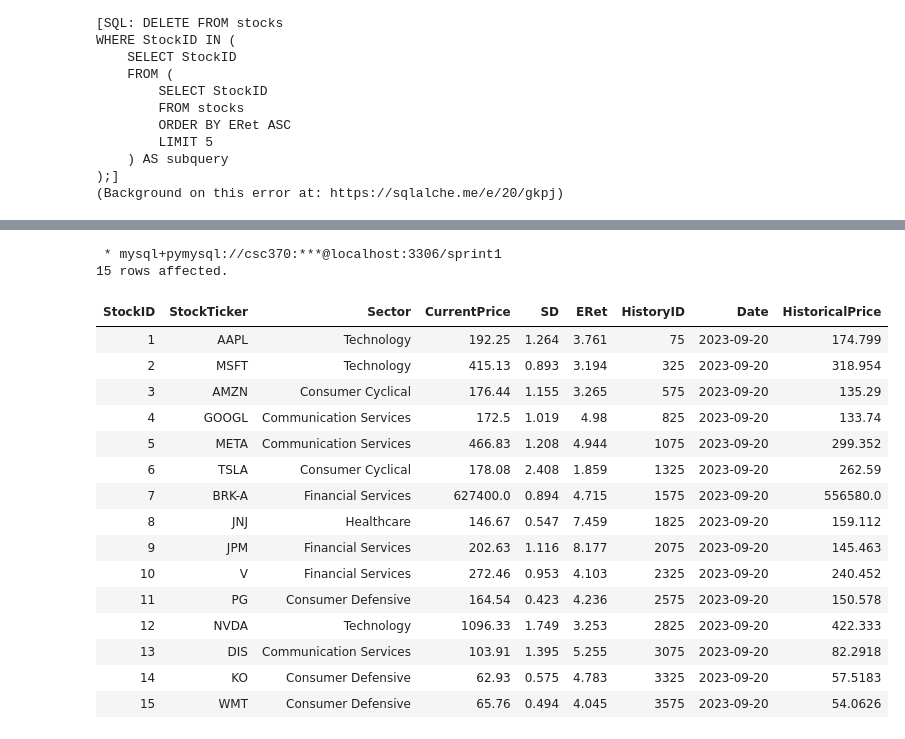
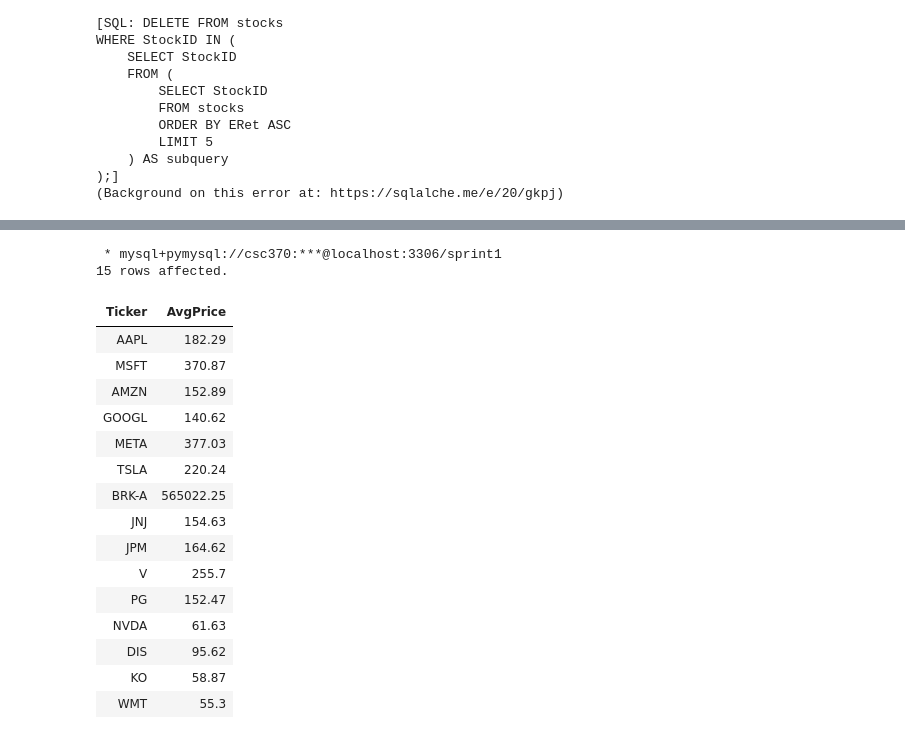
Before and after one commit to CSC370-Project/Risk-Assessment-in-SQL-Python, a Jupyter notebook: Sprint1-RDMCompSql/Presentation/Tables.ipynb, the cells around one changed output, grey strips where cells are left out. Drawn from its saved outputs; the diff is of its cells as text; code cells hidden in the pictures.

```diff
--- a/Sprint1-RDMCompSql/Presentation/Tables.ipynb
+++ b/Sprint1-RDMCompSql/Presentation/Tables.ipynb
@@ -468,40 +500,34 @@ LIMIT 10;
 # %%
 %%sql
 
+-- Retrieve the average historical price for each stock over the entire period
 SELECT
-    s.StockID,
-    s.Ticker AS StockTicker,
-    s.Sector,
-    s.Price AS CurrentPrice,
-    s.SD,
-    s.ERet,
-    h.HistoryID,
-    h.Date,
-    h.Price AS HistoricalPrice
+    s.Ticker,
+    ROUND(AVG(h.Price), 2) AS AvgPrice
 FROM
     Stocks s
 JOIN
     StockHasHistory shh ON s.StockID = shh.StockID
 JOIN
     History h ON shh.HistoryID = h.HistoryID
-WHERE
-    h.Date = '2023-09-20';
+GROUP BY
+    s.Ticker;
 # %% [output]
  * mysql+pymysql://csc370:***@localhost:3306/sprint1
 15 rows affected.
-| StockID | StockTicker | Sector | CurrentPrice | SD | ERet | HistoryID | Date | HistoricalPrice |
-| 1 | AAPL | Technology | 192.25 | 1.264 | 3.761 | 75 | 2023-09-20 | 174.799 |
-| 2 | MSFT | Technology | 415.13 | 0.893 | 3.194 | 325 | 2023-09-20 | 318.954 |
-| 3 | AMZN | Consumer Cyclical | 176.44 | 1.155 | 3.265 | 575 | 2023-09-20 | 135.29 |
-| 4 | GOOGL | Communication Services | 172.5 | 1.019 | 4.98 | 825 | 2023-09-20 | 133.74 |
-| 5 | META | Communication Services | 466.83 | 1.208 | 4.944 | 1075 | 2023-09-20 | 299.352 |
-| 6 | TSLA | Consumer Cyclical | 178.08 | 2.408 | 1.859 | 1325 | 2023-09-20 | 262.59 |
-| 7 | BRK-A | Financial Services | 627400.0 | 0.894 | 4.715 | 1575 | 2023-09-20 | 556580.0 |
-| 8 | JNJ | Healthcare | 146.67 | 0.547 | 7.459 | 1825 | 2023-09-20 | 159.112 |
-| 9 | JPM | Financial Services | 202.63 | 1.116 | 8.177 | 2075 | 2023-09-20 | 145.463 |
-| 10 | V | Financial Services | 272.46 | 0.953 | 4.103 | 2325 | 2023-09-20 | 240.452 |
-| 11 | PG | Consumer Defensive | 164.54 | 0.423 | 4.236 | 2575 | 2023-09-20 | 150.578 |
-| 12 | NVDA | Technology | 1096.33 | 1.749 | 3.253 | 2825 | 2023-09-20 | 422.333 |
-| 13 | DIS | Communication Services | 103.91 | 1.395 | 5.255 | 3075 | 2023-09-20 | 82.2918 |
-| 14 | KO | Consumer Defensive | 62.93 | 0.575 | 4.783 | 3325 | 2023-09-20 | 57.5183 |
-| 15 | WMT | Consumer Defensive | 65.76 | 0.494 | 4.045 | 3575 | 2023-09-20 | 54.0626 |
+| Ticker | AvgPrice |
+| AAPL | 182.29 |
+| MSFT | 370.87 |
+| AMZN | 152.89 |
+| GOOGL | 140.62 |
+| META | 377.03 |
+| TSLA | 220.24 |
+| BRK-A | 565022.25 |
+| JNJ | 154.63 |
+| JPM | 164.62 |
+| V | 255.7 |
+| PG | 152.47 |
+| NVDA | 61.63 |
+| DIS | 95.62 |
+| KO | 58.87 |
+| WMT | 55.3 |
```
Also changed, not shown: parts of 12 cells of this notebook, 1 other file.
